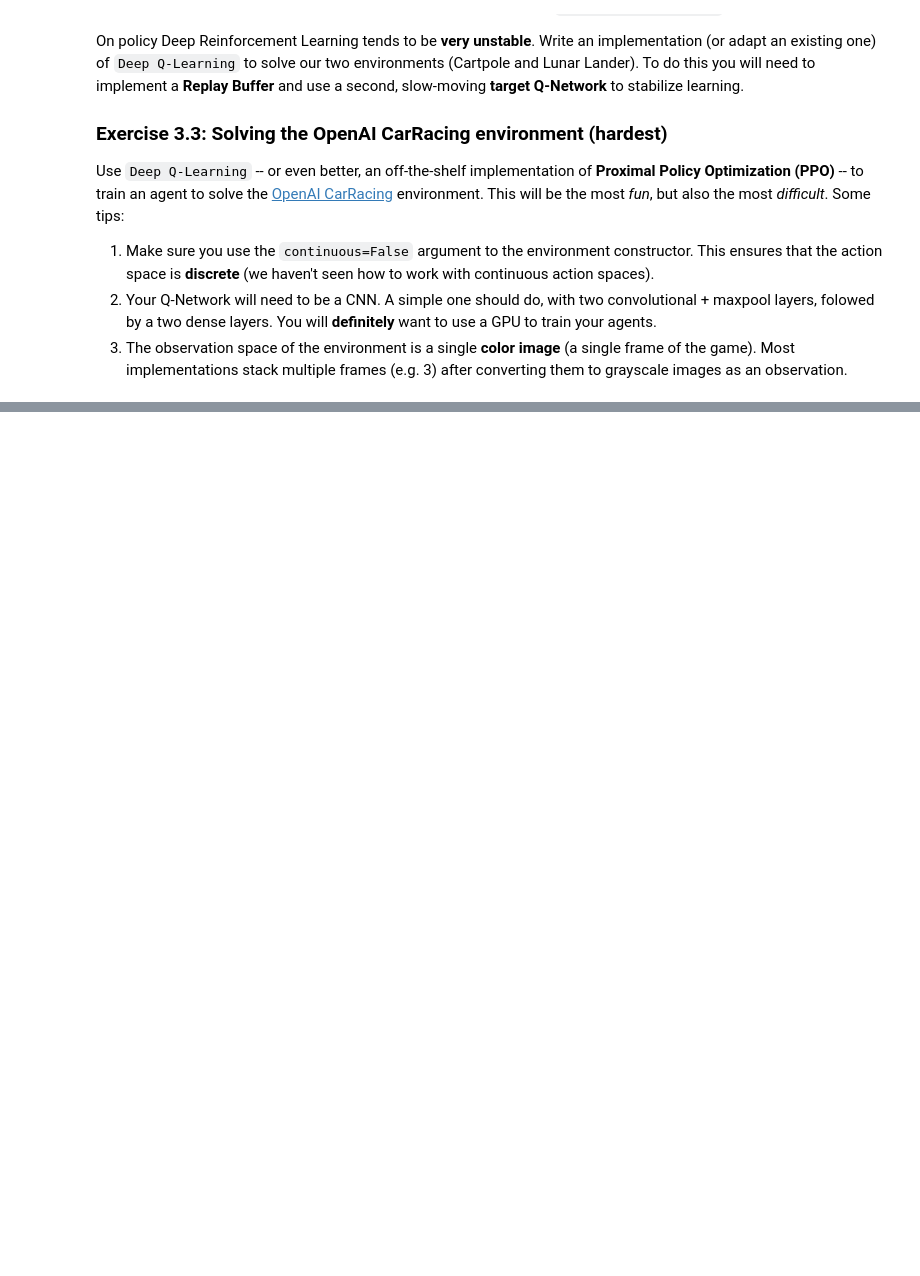
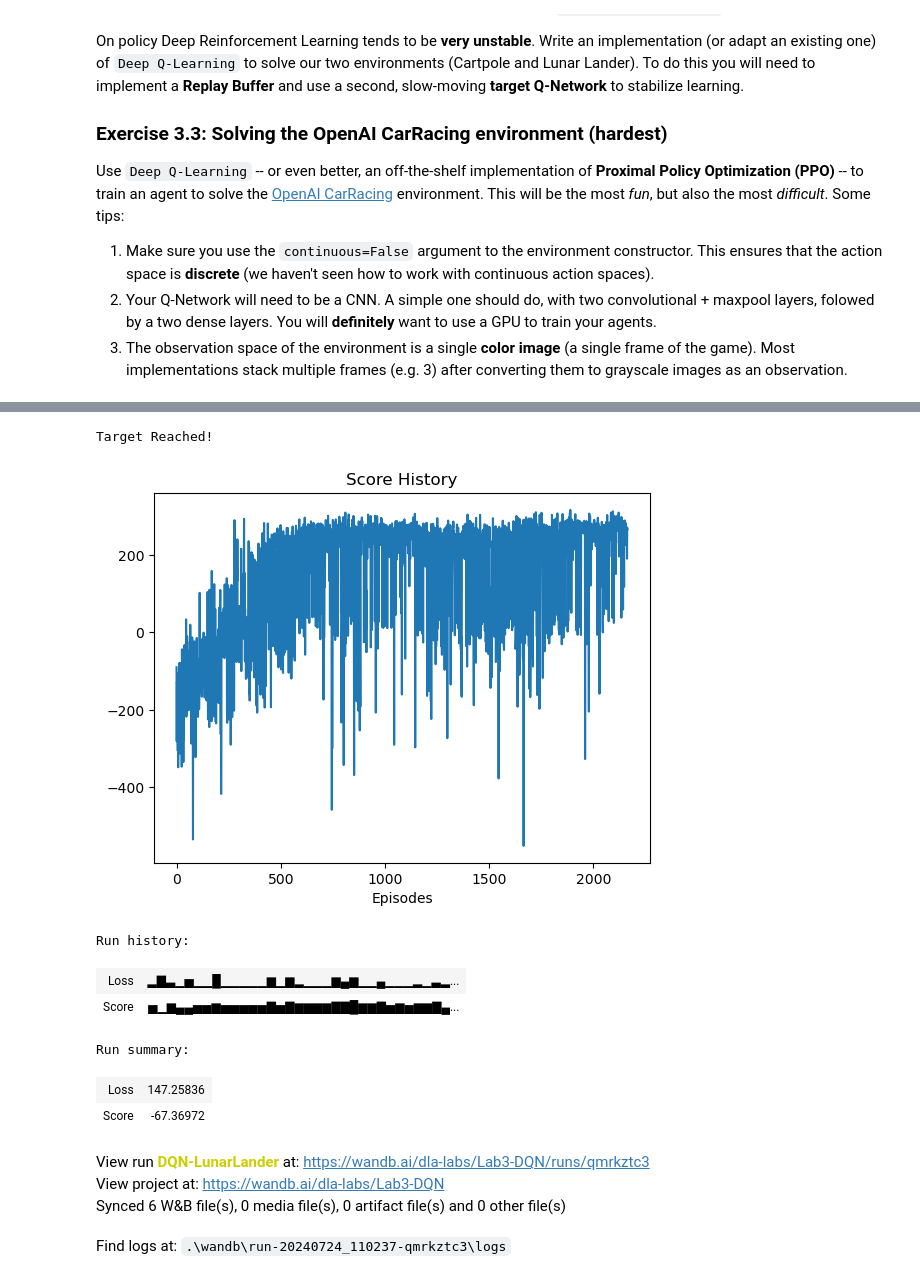
Before and after one commit to Sossio699/DLA, a Jupyter notebook: Lab3/DLA-Lab3-DRL.ipynb, the cells around one changed output, grey strips where cells are left out. Saved outputs shown, nothing was run; the diff lists cells and outputs as text; code cells hidden in the pictures; blank space fills up the shorter version.

```diff
--- a/Lab3/DLA-Lab3-DRL.ipynb
+++ b/Lab3/DLA-Lab3-DRL.ipynb
@@ -1549,0 +1201,19 @@ Use `Deep Q-Learning` -- or even better, an off-the-shelf implementation of **Pr
+# %%
+#Parameters TODO metterli con wandb
+run = wandb.init(
+    # Set the project where this run will be logged
+    project="Lab3-DQN",
+    # We pass a run name (otherwise it'll be randomly assigned, like sunshine-lollypop-10)
+    name=f"DQN-LunarLander",
+    # Track hyperparameters and run metadata
+    config={
+    "learning_rate": 1e-3,
+    "architecture": "DQN",
+    "dataset": "LunarLander",
+    "episodes": 7000,
+    "gamma": 0.99, #discount factor
+    "batch_size": 128,
+    "target_score": 250, #early stop at avg score of last 100 episodes
+    "C": 5, #how often to learn
+    "tau": 1e-3, #for soft update of target parameters
+    "memory_size": 10000}) #max memory buffer size
@@ -1549,0 +1227,34 @@ Use `Deep Q-Learning` -- or even better, an off-the-shelf implementation of **Pr
+# %%
+#Train the network
+env = gym.make('LunarLander-v2', render_mode="rgb_array")
+env.reset(seed=1111)
+torch.manual_seed(1111)
+num_obs = env.observation_space.shape[0]
+num_actions = env.action_space.n
+agent = DQN(
+    n_obs = num_obs,
+    n_actions = num_actions,
+    batch_size = run.config["batch_size"],
+    lr = run.config["learning_rate"],
+    gamma = run.config["gamma"],
+    mem_size = run.config["memory_size"],
+    learn_step = run.config["C"],
+    tau = run.config["tau"],
+    )
+score_hist = train(env, agent, n_episodes=run.config["episodes"], target=run.config["target_score"])
+plotScore(score_hist)
+
+wandb.finish()
+# %% [output]
+Target Reached!
+[figure, added]
+Run history:
+| Loss | ▂▇▃▁▅▁▁█▁▁▁▁▁▆▁▆▂▁▁▁▆▄▆▁▁▄▁▁▁▂▁▃▂... |
+| Score | ▅▁▆▄▄▅▅▆▅▅▅▅▅▇▅▇▆▆▆▆▇▇█▆▆▇▅▆▅▆▆▇▄... |
+Run summary:
+| Loss | 147.25836 |
+| Score | -67.36972 |
+View run DQN-LunarLander at: https://wandb.ai/dla-labs/Lab3-DQN/runs/qmrkztc3
+View project at: https://wandb.ai/dla-labs/Lab3-DQN
+Synced 6 W&B file(s), 0 media file(s), 0 artifact file(s) and 0 other file(s)
+Find logs at: .\wandb\run-20240724_110237-qmrkztc3\logs
```
Also changed, not shown: parts of 37 cells of this notebook.
